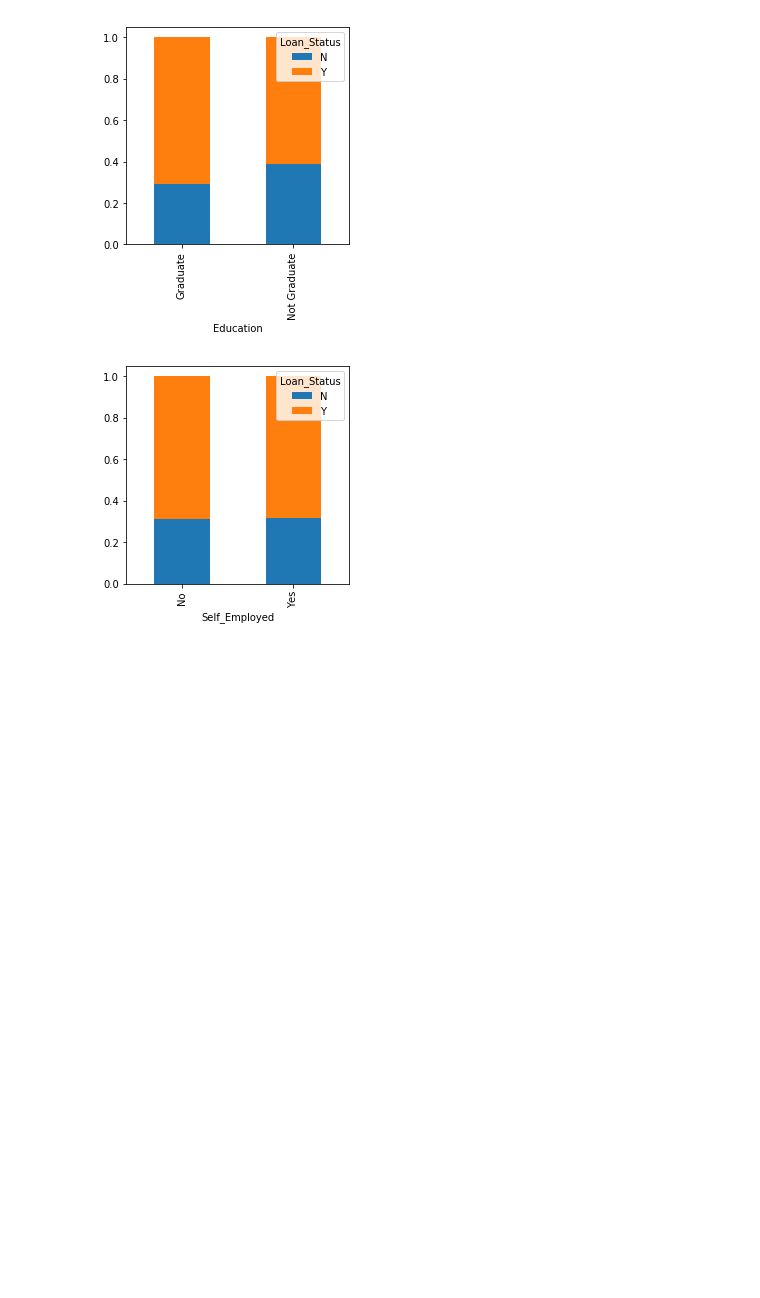
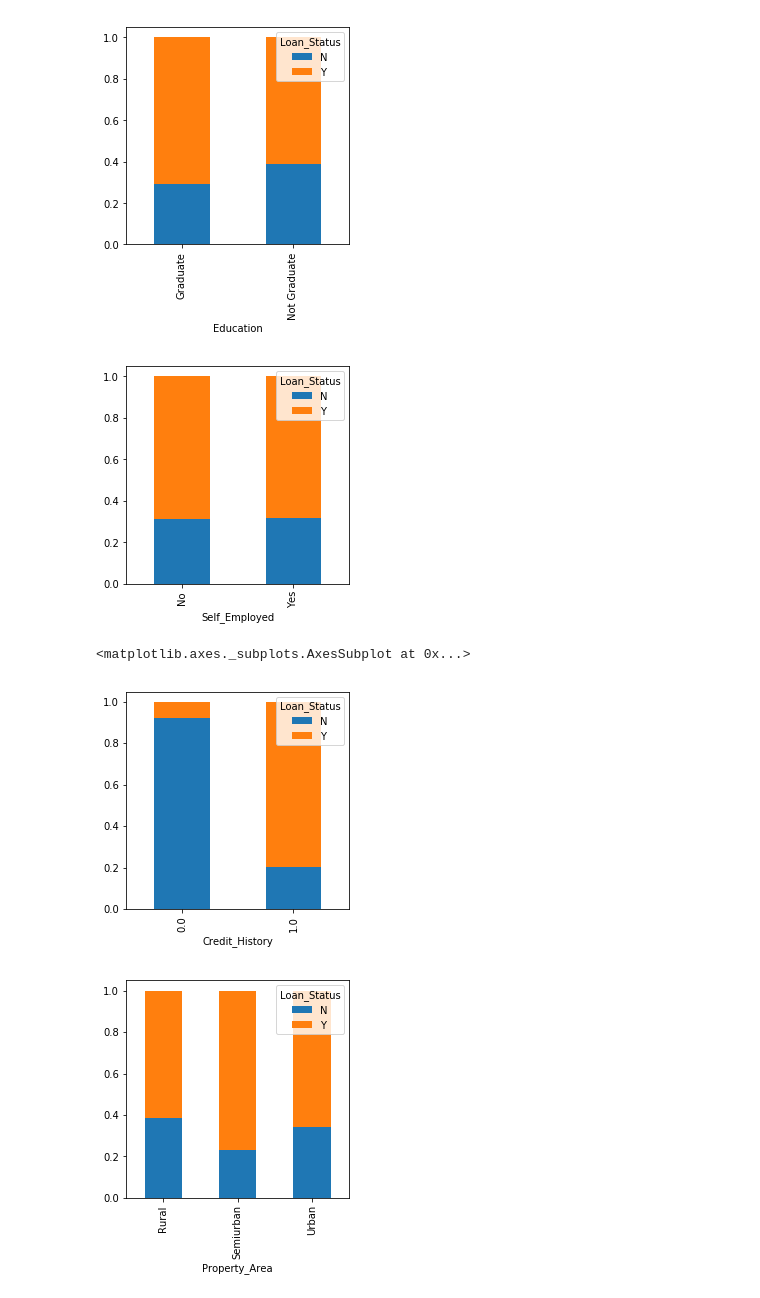
Before and after one commit to ElissandroMendes/loan-prediction, a Jupyter notebook: loan-prediction.ipynb, the cells around one changed output. Drawn from its saved outputs; the diff is of its cells as text; code cells hidden in the pictures; blank space fills up the shorter version.

```diff
--- a/loan-prediction.ipynb
+++ b/loan-prediction.ipynb
@@ -187,3 +187,12 @@ Self_Employed.div(Self_Employed.sum(1).astype(float), axis=0).plot(kind="bar", s
 [figure]
 [figure]
 [figure]
+# %%
+Credit_History=pd.crosstab(train['Credit_History'], train['Loan_Status'])
+Property_Area=pd.crosstab(train['Property_Area'], train['Loan_Status'])
+Credit_History.div(Credit_History.sum(1).astype(float), axis=0).plot(kind="bar", stacked=True, figsize=(4,4))
+Property_Area.div(Property_Area.sum(1).astype(float), axis=0).plot(kind="bar", stacked=True, figsize=(4,4))
+# %% [output]
+<matplotlib.axes._subplots.AxesSubplot at 0x...>
+[figure, added]
+[figure, added]
```
Also changed, not shown: parts of 8 cells of this notebook.
